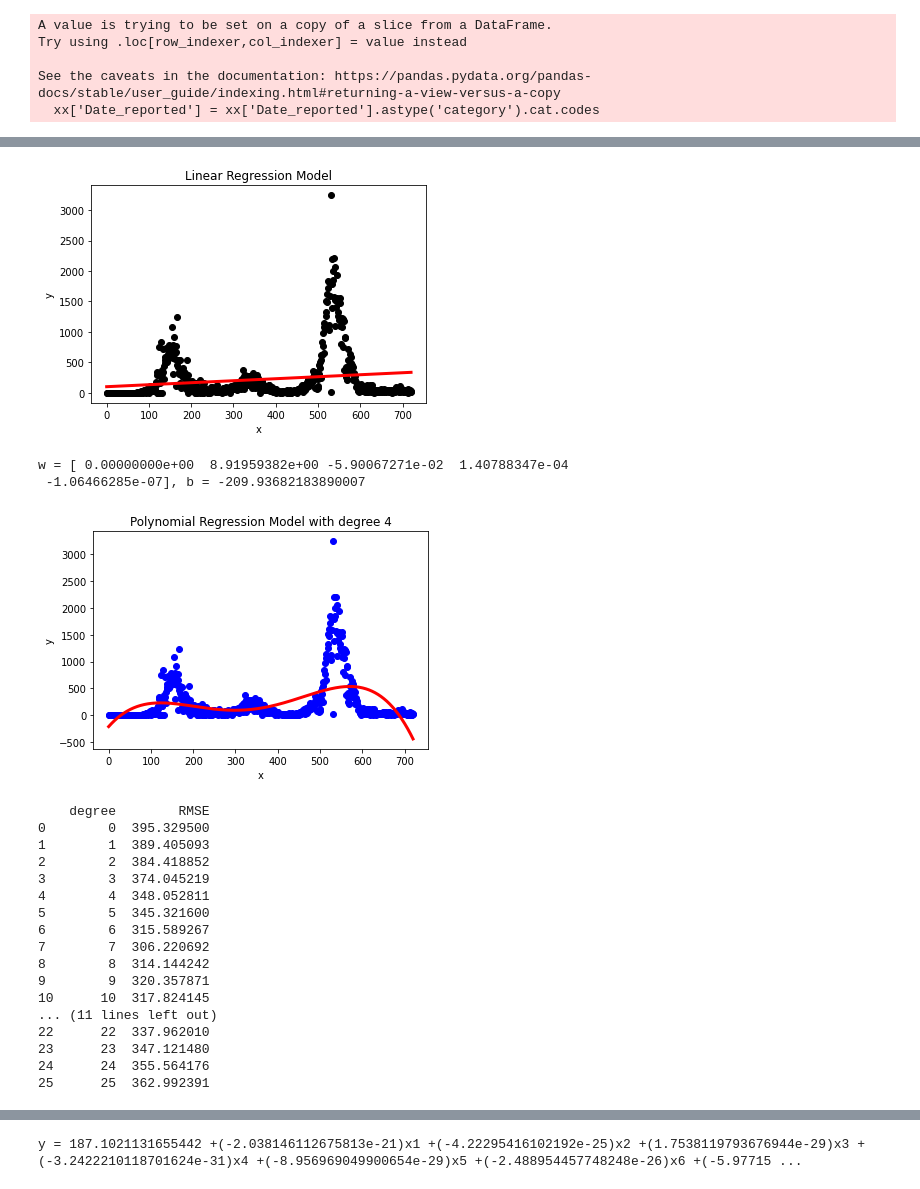
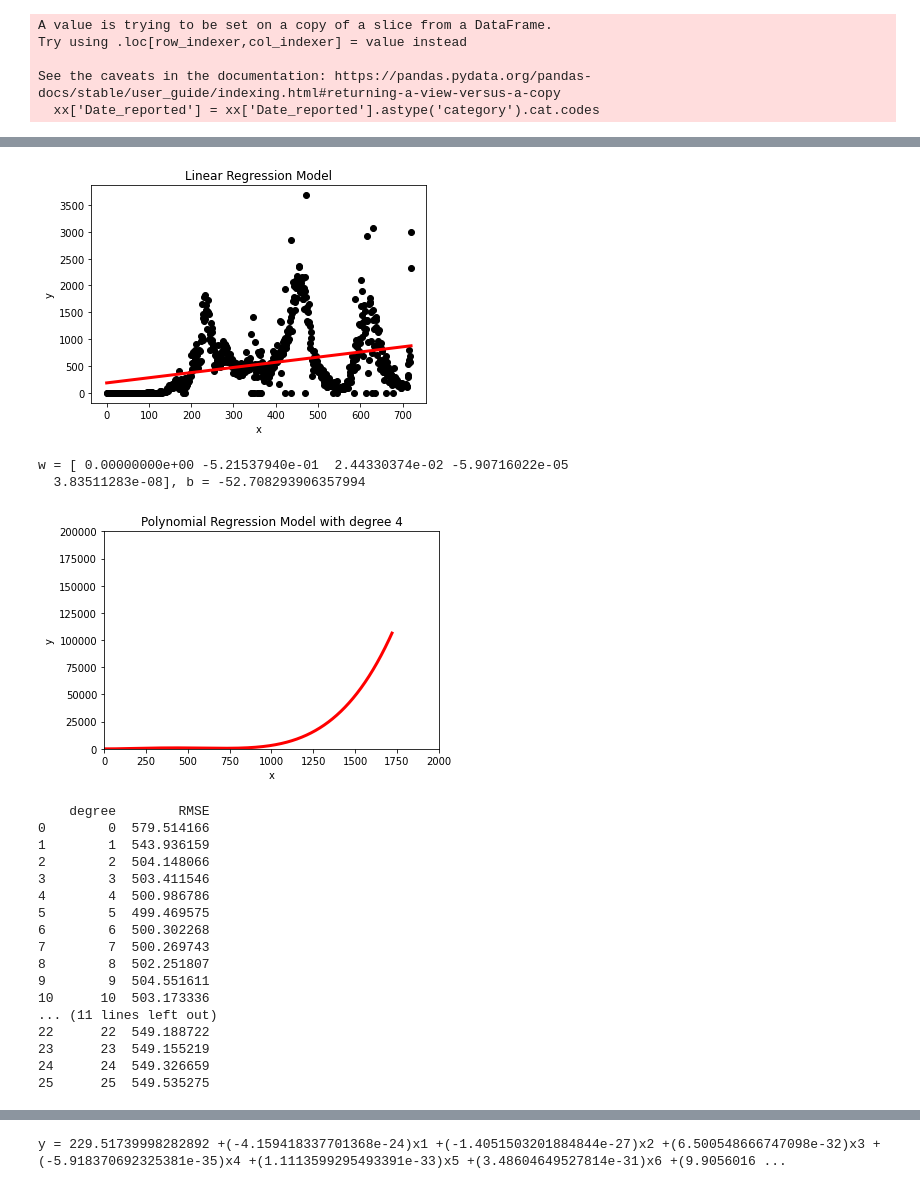
Before and after one commit to ByronAlvarez/OLC2_VCD_PY2_ML, a Jupyter notebook: predictor/ml_model/tendencia_infeccion_pais.ipynb, the cells around one changed output, grey strips where cells are left out. Saved outputs shown, nothing was run; the diff lists cells and outputs as text; code cells hidden in the pictures.

```diff
--- a/predictor/ml_model/tendencia_infeccion_pais.ipynb
+++ b/predictor/ml_model/tendencia_infeccion_pais.ipynb
@@ -13,7 +13,7 @@ pos2 = 0
 col_list = ['Date_reported', 'Country', 'New_cases'] # String
 dataset = pd.read_csv('WHO-COVID-19-global-data.csv', usecols=col_list)
 
-xx = dataset.loc[dataset['Country'] == 'Afghanistan']
+xx = dataset.loc[dataset['Country'] == 'Ethiopia']
 xx['Date_reported'] = xx['Date_reported'].astype('category').cat.codes
 
 pos1 = dataset.columns.get_loc('Date_reported')
@@ -23,7 +23,7 @@ pos2 = dataset.columns.get_loc('New_cases')
 X = xx.iloc[:, pos1].values
 X = X.reshape(-1, 1)
 
-yy = dataset.loc[dataset['Country'] == 'Afghanistan']
+yy = dataset.loc[dataset['Country'] == 'Ethiopia']
 y = yy.iloc[:, pos2].values
 
 
@@ -51,15 +51,20 @@ x_train_transformed = features.fit_transform(X)
 model = LinearRegression()
 model.fit(x_train_transformed, y)
 
+x_pred = np.arange(0,len(y)+1000)
+x_pred = x_pred[:, np.newaxis]
 
-x_true_transformed = features.fit_transform(X)
+x_true_transformed = features.fit_transform(x_pred)
 model_curve = model.predict(x_true_transformed)
 
 print('w = ' + str(model.coef_) +
       ', b = ' + str(model.intercept_))
 
-plt.plot(X[:, 0], y, 'bo')
-plt.plot(X[:, 0], model_curve, 'r-', linewidth=3)
+
+
+plt.plot(x_pred[:, 0], model_curve, 'r-', linewidth=3)
+plt.xlim(0,2000)
+plt.ylim(0,200000)
 plt.xlabel('x')
 plt.ylabel('y')
 plt.title('Polynomial Regression Model with degree 4')
@@ -136,21 +141,21 @@ See the caveats in the documentation: https://pandas.pydata.org/pandas-docs/stab
-[figure, old version]
+[figure, new version]
-w = [ 0.00000000e+00  8.91959382e+00 -5.90067271e-02  1.40788347e-04
- -1.06466285e-07], b = -209.93682183890007
+w = [ 0.00000000e+00 -5.21537940e-01  2.44330374e-02 -5.90716022e-05
+  3.83511283e-08], b = -52.708293906357994
-[figure, old version]
+[figure, new version]
     degree        RMSE
-0        0  395.329500
-1        1  389.405093
-2        2  384.418852
-3        3  374.045219
-4        4  348.052811
-5        5  345.321600
-6        6  315.589267
-7        7  306.220692
-8        8  314.144242
-9        9  320.357871
-10      10  317.824145
+0        0  579.514166
+1        1  543.936159
+2        2  504.148066
+3        3  503.411546
+4        4  500.986786
+5        5  499.469575
+6        6  500.302268
+7        7  500.269743
+8        8  502.251807
+9        9  504.551611
+10      10  503.173336
 ... (11 lines left out)
-22      22  337.962010
-23      23  347.121480
-24      24  355.564176
-25      25  362.992391
+22      22  549.188722
+23      23  549.155219
+24      24  549.326659
+25      25  549.535275
@@ -158 +163 @@ w = [ 0.00000000e+00  8.91959382e+00 -5.90067271e-02  1.40788347e-04
-y = 187.1021131655442 +(-2.038146112675813e-21)x1 +(-4.22295416102192e-25)x2 +(1.7538119793676944e-29)x3 +(-3.2422210118701624e-31)x4 +(-8.956969049900654e-29)x5 +(-2.488954457748248e-26)x6 +(-5.97715 ...
+y = 229.51739998282892 +(-4.159418337701368e-24)x1 +(-1.4051503201884844e-27)x2 +(6.500548666747098e-32)x3 +(-5.918370692325381e-35)x4 +(1.1113599295493391e-33)x5 +(3.48604649527814e-31)x6 +(9.9056016 ...
```
Also changed, not shown: parts of 1 cell of this notebook, 9 other files.
